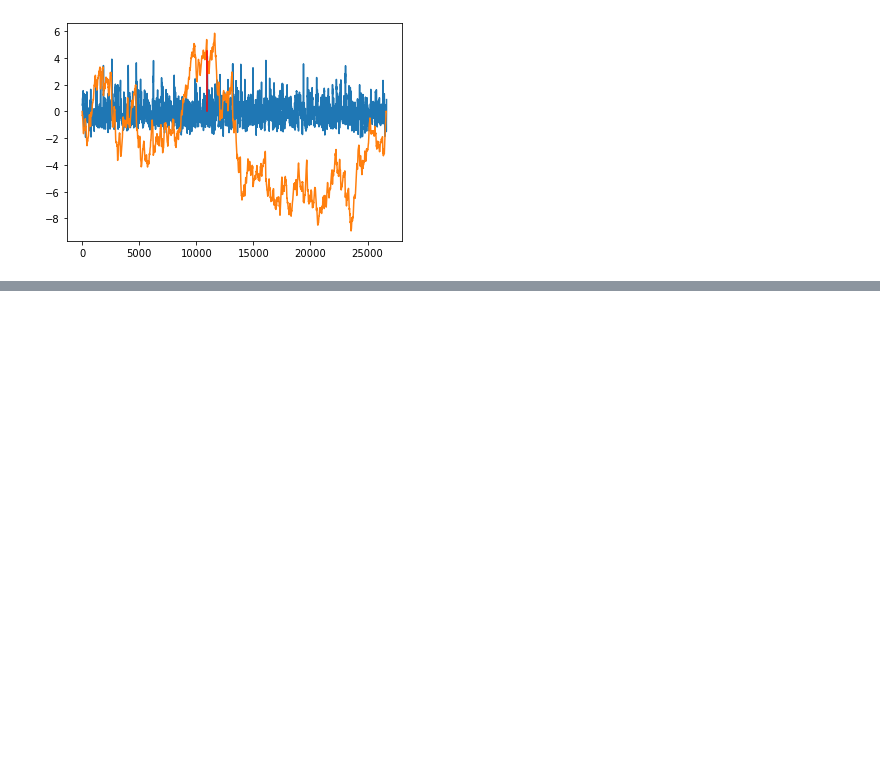
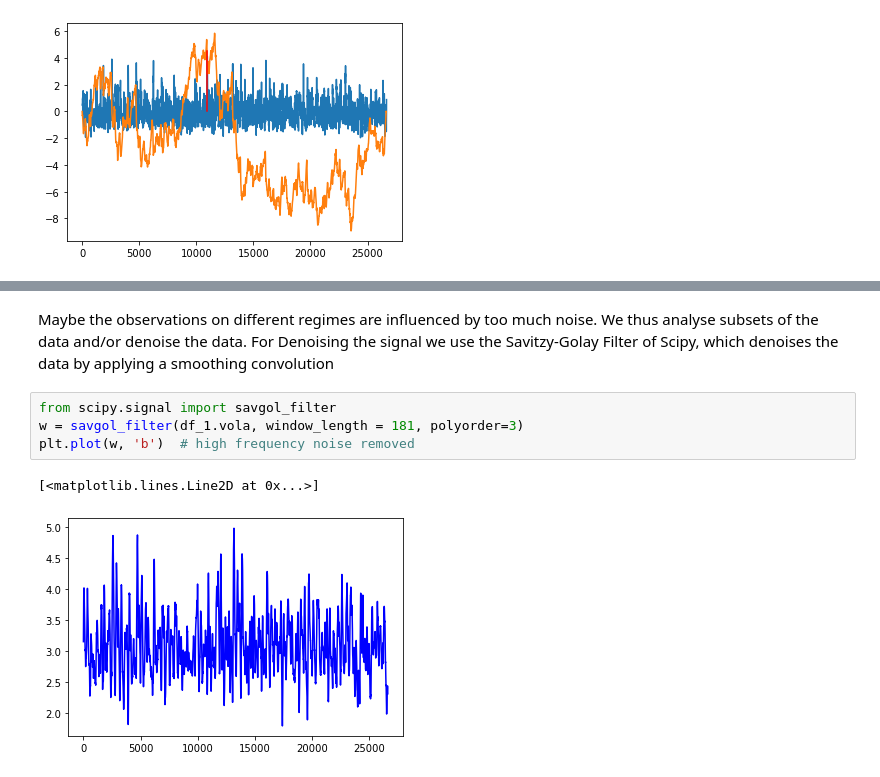
Before and after one commit to l3-w3nning/Delta_Gamma_Hedging, a Jupyter notebook: WeatherScript.ipynb, the cells around one changed output, grey strips where cells are left out. Drawn from its saved outputs; the diff is of its cells as text; blank space fills up the shorter version.

```diff
--- a/WeatherScript.ipynb
+++ b/WeatherScript.ipynb
@@ -320 +322,10 @@ plt.xlabel('n_components')
 [figure]
+# %% [markdown]
+Maybe the observations on different regimes are influenced by too much noise. We thus analyse subsets of the data and/or denoise the data. For Denoising the signal we use the Savitzy-Golay Filter of Scipy, which denoises the data by applying a smoothing convolution
+# %%
+from scipy.signal import savgol_filter
+w = savgol_filter(df_1.vola, window_length = 181, polyorder=3)
+plt.plot(w, 'b')  # high frequency noise removed
+# %% [output]
+[<matplotlib.lines.Line2D at 0x...>]
+[figure, added]
```
Also changed, not shown: parts of 17 cells of this notebook, 1 other file.
